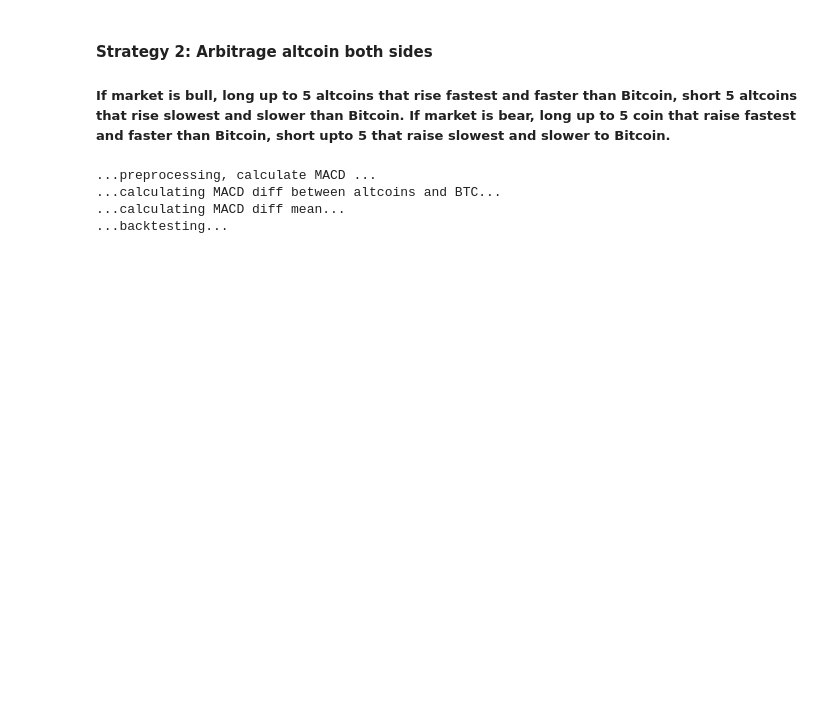
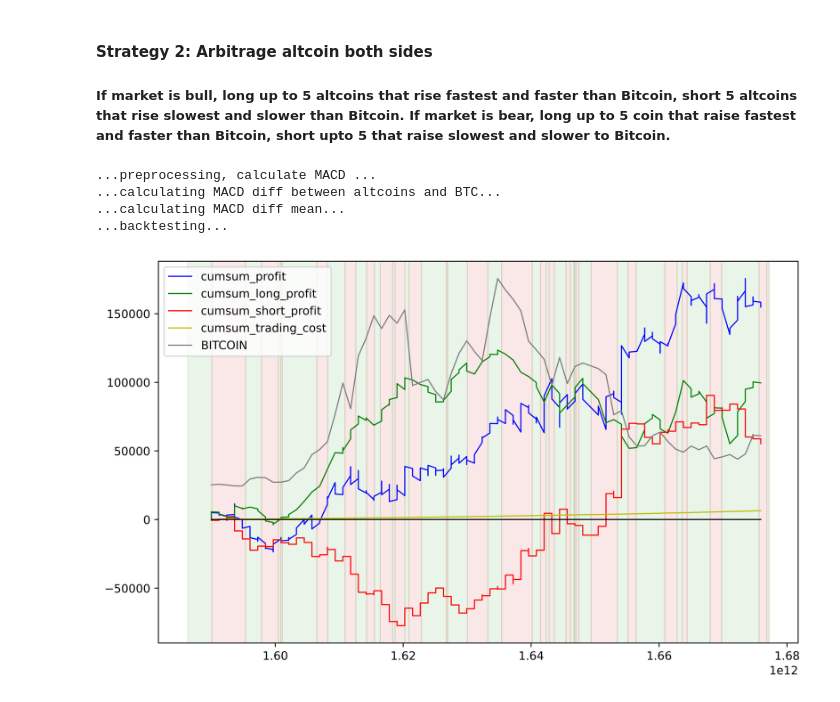
Before and after one commit to hiepsikien/TraderRobot, a Jupyter notebook: project/strategy/arbitrage_bitcoin_altcoin.ipynb, the cells around one changed output. Drawn from its saved outputs; the diff is of its cells as text; code cells hidden in the pictures; blank space fills up the shorter version.

Commit message:
added market trend colorbar

```diff
--- a/project/strategy/arbitrage_bitcoin_altcoin.ipynb
+++ b/project/strategy/arbitrage_bitcoin_altcoin.ipynb
@@ -16,13 +18,13 @@ from datetime import datetime
 tickers
 # %%
 TRADE_TIMEFRAME = "4h"
-GRANULAR_TIMEFRAME = "1m"
+GRANULAR_TIMEFRAME = "5m"
 MACD_FAST = 26
 MACD_SLOW= 12
 MACD_SIGNAL= 9
 SHORT_MULTIPLES = 1
 MEDIUM_MULTIPLES = 3
-LONG_MULTIPLES = 10
+LONG_MULTIPLES = 8
 TRADE_TIMEFRAME_IN_MS = 4 * 60 * 60 * 1000
 MARKET_CYCLE_SPEED = ["FAST","MEDIUM","SLOW"]
 STOP_LOSS = 0.3
@@ -341,16 +363,3 @@ def check_if_hit_stoploss_or_take_profit(symbol:str,enter_time:int,end_time:int,
                 # print(f"{type} {symbol} at {enter_price} {first_index_high} {first_index_low}, stoploss {stop_loss_price}, takeprofit {take_profit_price}, Stop_loss reached first at {first_index_high}")
 
     return out if type == "SHORT" else -out
-# %%
-trade_duration:int = 1000 * 6
-n_pairs:int = 3
-period_start = 14 * 6
-period_end = 14 * 6
-verbose:int = 0
-balance:int =100_000
-trading_fee:float = 0.0004
-take_profit: float = 0.5
-stop_loss:float = 0.5
-altcoin_cycle:str = "MEDIUM"
-market_cycle = "SLOW"
-strategy = 2
@@ -557,8 +391,10 @@ def run_strategy(
     take_profit_short: float,
     stop_loss_short:float,
     altcoin_cycle:str,
-    market_cycle,
-    strategy = 1):
+    market_cycle:str,
+    strategy = 1,
+    plot:bool = True,
+    ):
 
 
     merged_df, selected_symbols = preprocessing(
@@ -737,34 +573,39 @@ def run_strategy(
     trade_df["cumsum_trading_cost"] = trade_df["cost"].cumsum()
     trade_df.fillna(method="ffill", inplace = True)
 
+    if plot == True:
+        market_df = make_market_trend(merged_df,f"BTCUSDT_{market_cycle}_MACD")
+        plot_results(trade_df,market_df)
+
     # aggreegate_df = get_aggregate_report(trade_df=trade_df,holding_period=holding_period)
 
     # sharpe_ratio = get_sharpe(aggreegate_df)
 
     # return sharpe_ratio
 
-    # plot_results(trade_df)
-    return trade_df
+    return trade_df, merged_df
 # %%
 trade_df = run_strategy(
-    leverage = 0.5,
-    trade_duration = 200 * 6,
+    leverage = 0.7,
+    trade_duration = 1000 * 6,
     n_pairs = 3,
     period_start = 14 * 6,
     period_end = 14 * 6,
     verbose = 0,
     balance = 100_000,
     trading_fee = 0.0004,
     take_profit_long = 0.5,
     stop_loss_long = 0.5,
     take_profit_short = 0.5,
     stop_loss_short = 0.5,
     altcoin_cycle = "MEDIUM",
     market_cycle = "SLOW",
     strategy = 2,
+    plot=True
 )
 # %% [output]
 ...preprocessing, calculate MACD ...
 ...calculating MACD diff between altcoins and BTC...
 ...calculating MACD diff mean...
 ...backtesting...
+[figure, added]
```
Also changed, not shown: parts of 8 cells of this notebook, 2 other files.
